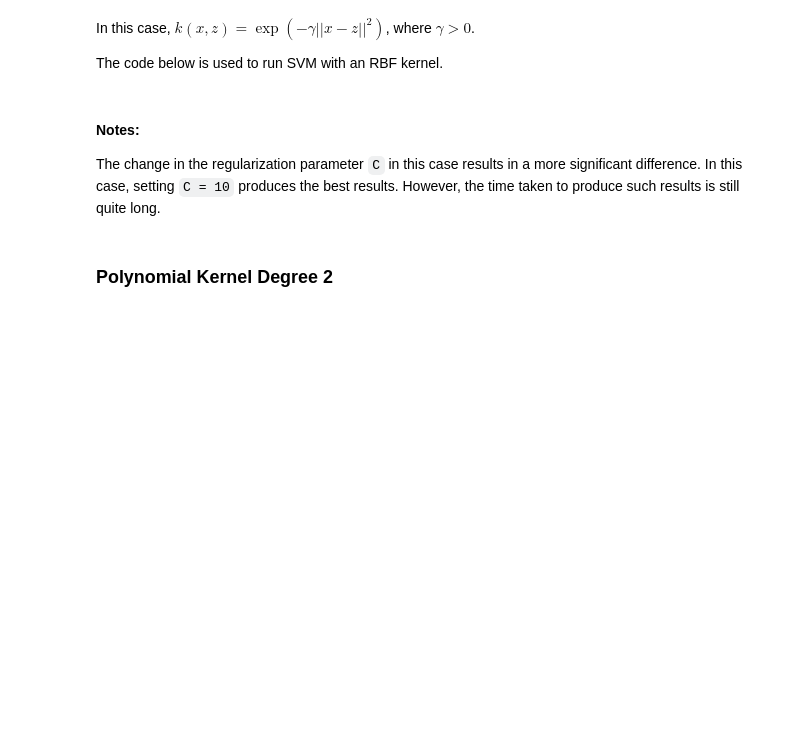
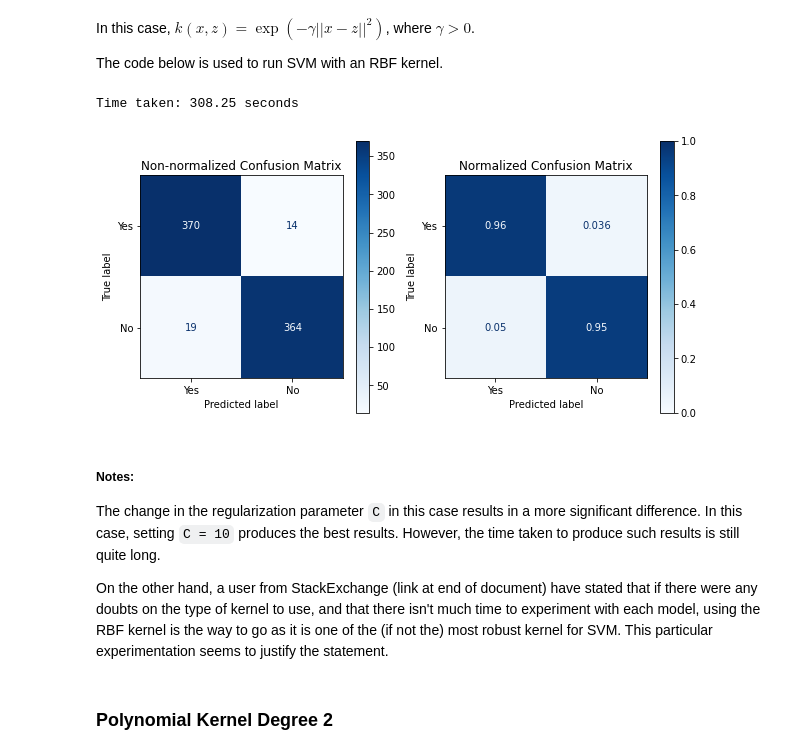
Before and after one commit to zengfung/MaskDetectionWithPython, a Jupyter notebook: Machine Learning Classification and Analysis.ipynb, the cells around one changed output. Drawn from its saved outputs; the diff is of its cells as text; code cells hidden in the pictures; blank space fills up the shorter version.

```diff
--- a/Machine Learning Classification and Analysis.ipynb
+++ b/Machine Learning Classification and Analysis.ipynb
@@ -177,16 +139,19 @@ In this case, $k(x,z) = \exp (- \gamma ||x - z||^2)$, where $\gamma > 0$.
 The code below is used to run SVM with an RBF kernel.
 # %%
 start = time.time()
-classifier2 = SVC(kernel = 'rbf', cache_size = 500, C = 10)
-classifier2.fit(train_x, train_y)
-[[tp, fn], [fp, tn]] = plot_confmat(classifier2, test_x, test_y_true)
+classifier = SVC(kernel = 'rbf', cache_size = 500, C = 10)
+classifier.fit(train_x, train_y)
+[[tp, fn], [fp, tn]] = plot_confmat(classifier, test_x, test_y_true)
 end = time.time()
 time_taken = end - start
 
 classification_result['SVM - RBF'] = {'Time' : time_taken,
                                       'True Positive' : tp,
                                       'True Negative' : tn,
                                       'False Positive' : fp,
                                       'False Negative' : fn}
 
 print('Time taken:', round(time_taken,2), 'seconds')
+# %% [output]
+Time taken: 308.25 seconds
+[figure, added]
@@ -196,7 +158,9 @@ del classifier2
 # %% [markdown]
-#### Notes:
+##### Notes:
 
 The change in the regularization parameter `C` in this case results in a more significant difference. In this case, setting `C = 10` produces the best results. However, the time taken to produce such results is still quite long.
+
+On the other hand, a user from StackExchange (link at end of document) have stated that if there were any doubts on the type of kernel to use, and that there isn't much time to experiment with each model, using the RBF kernel is the way to go as it is one of the (if not the) most robust kernel for SVM. This particular experimentation seems to justify the statement.
 # %% [markdown]
 ### Polynomial Kernel Degree 2
 # %% [markdown]
```
Also changed, not shown: parts of 88 cells of this notebook.
